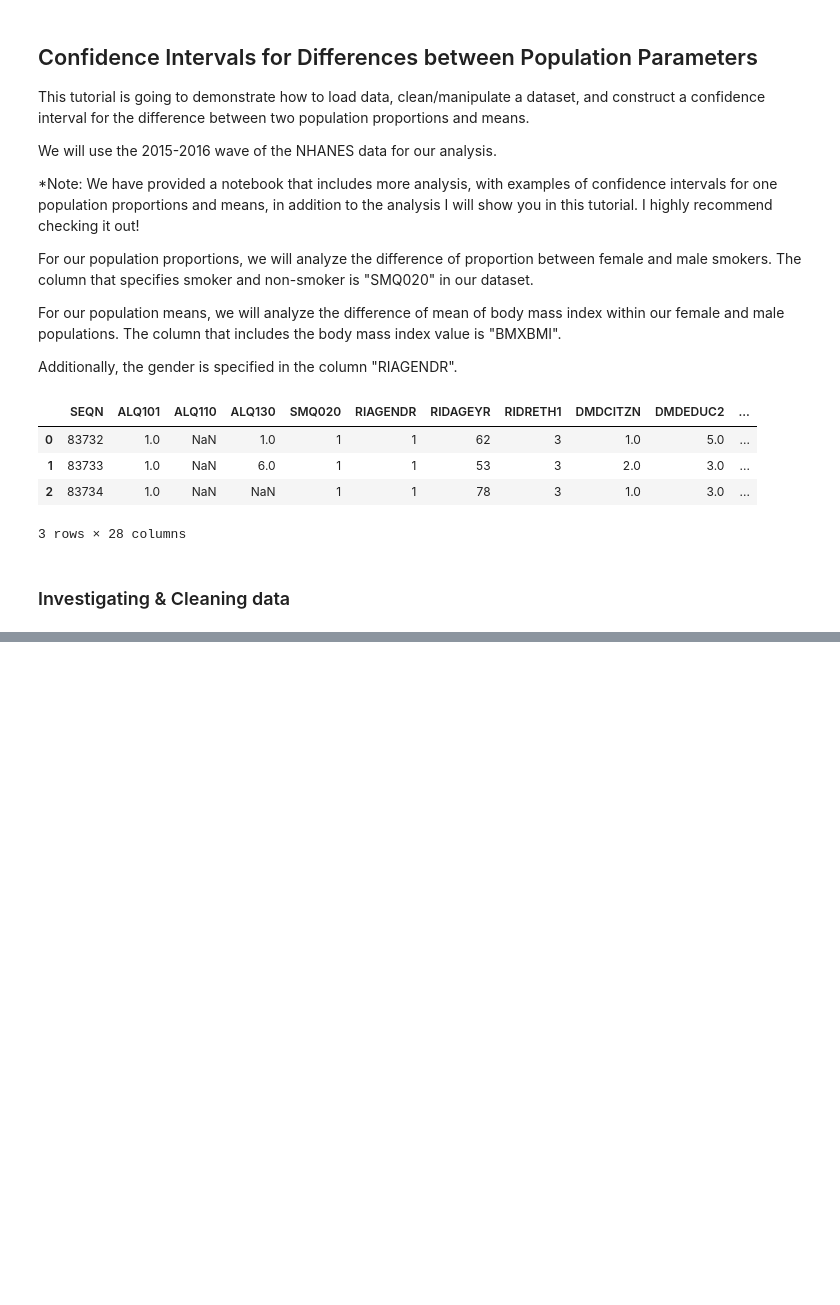
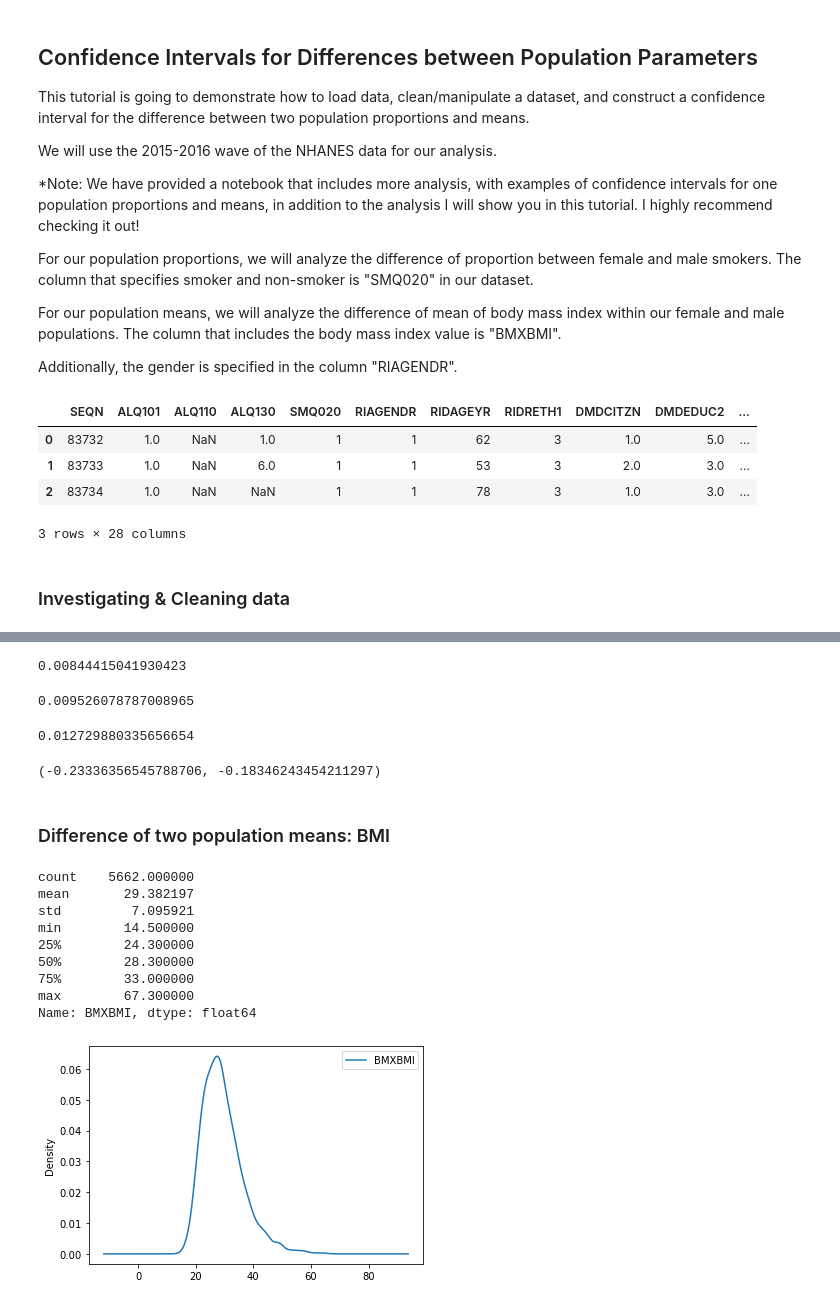
Before and after one commit to dissagaliyeva/python, a Jupyter notebook: inferential_stats/conf_intervals.ipynb, the cells around one changed output, grey strips where cells are left out. Saved outputs shown, nothing was run; the diff lists cells and outputs as text; code cells hidden in the pictures; blank space fills up the shorter version.

```diff
--- a/inferential_stats/conf_intervals.ipynb
+++ b/inferential_stats/conf_intervals.ipynb
@@ -141,4 +141,6 @@ df.head(3)
 # %% [markdown]
 ### Investigating & Cleaning data
 # %%
-df['SMQ020x'] = df['SMQ020'].replace({1: 'yes', 2: 'no', 7: np.nan})
+df['SMQ020x'] = df['SMQ020'].replace({1: 'yes', 2: 'no', 7: np.nan, 9: np.nan})
+
+df['SMQ020x'].value_counts()
@@ -144,0 +151,4 @@ df['SMQ020x'] = df['SMQ020'].replace({1: 'yes', 2: 'no', 7: np.nan})
+# %%
+df['RIAGENDRx'] = df['RIAGENDR'].replace({1: 'male', 2: 'female'})
+
+df['RIAGENDRx'].value_counts()
@@ -144,0 +213,47 @@ df['SMQ020x'] = df['SMQ020'].replace({1: 'yes', 2: 'no', 7: np.nan})
+# %%
+p_female = .304845
+n_female = 2972
+
+se_female = np.sqrt(p_female * (1 - p_female) / n_female)
+se_female
+# %% [output]
+0.00844415041930423
+# %%
+p_male = .513258
+n_male = 2753
+
+se_male = np.sqrt(p_male * (1 - p_male) / n_male)
+se_male
+# %% [output]
+0.009526078787008965
+# %%
+se_diff = np.sqrt(se_female ** 2 + se_male ** 2)
+se_diff
+# %% [output]
+0.012729880335656654
+# %%
+d = p_female - p_male
+lower_bound = d - 1.96 * se_diff
+upper_bound = d + 1.96 * se_diff
+
+lower_bound, upper_bound
+# %% [output]
+(-0.23336356545788706, -0.18346243454211297)
+# %% [markdown]
+### Difference of two population means: BMI
+# %%
+print(df['BMXBMI'].describe())
+
+df[['BMXBMI']].plot(kind='kde')
+plt.show()
+# %% [output]
+count    5662.000000
+mean       29.382197
+std         7.095921
+min        14.500000
+25%        24.300000
+50%        28.300000
+75%        33.000000
+max        67.300000
+Name: BMXBMI, dtype: float64
+[figure, added]
```
Also changed, not shown: parts of 11 cells of this notebook, 1 other file.
